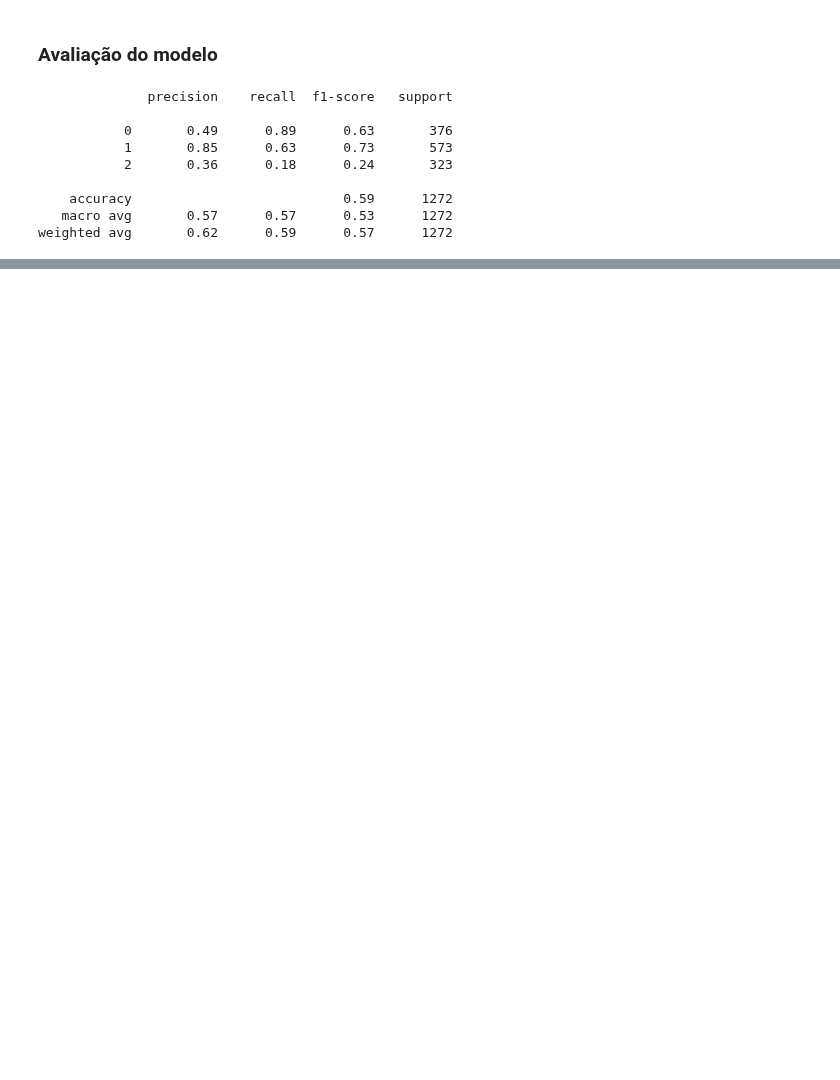
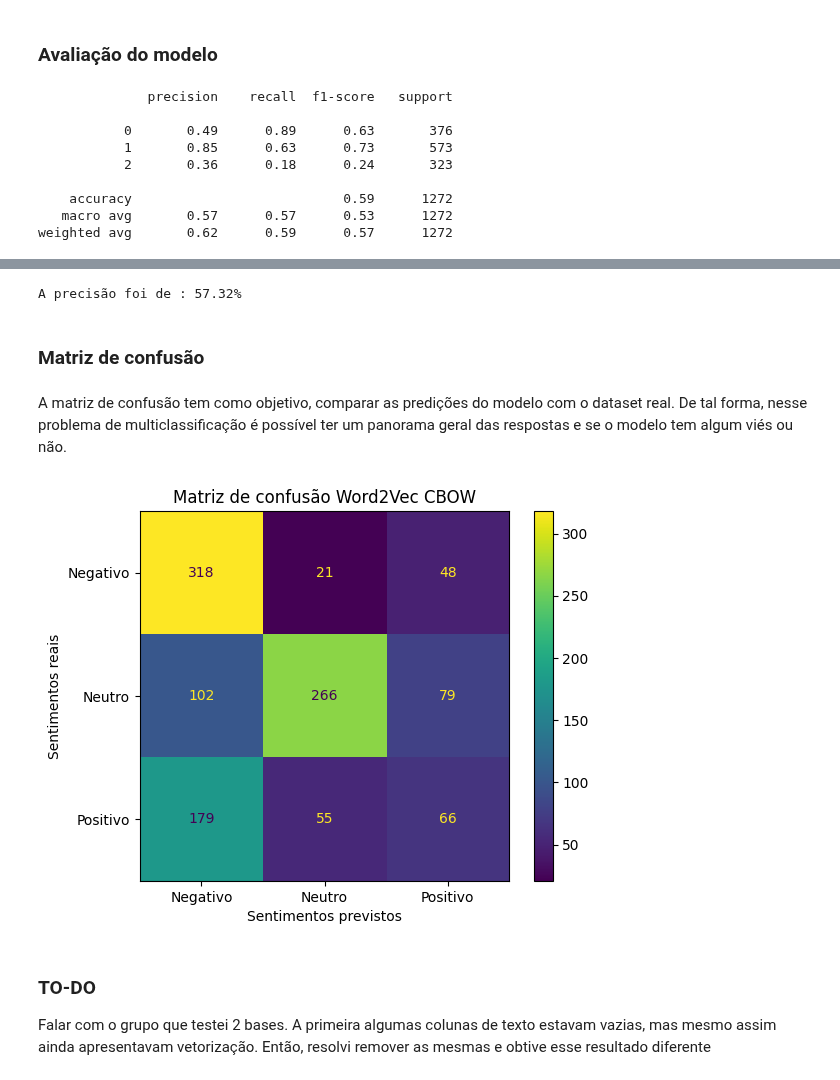
Before and after one commit to 2023M6T4-Inteli/Projeto4, a Jupyter notebook: src/naive bayes - word2vec.ipynb, the cells around one changed output, grey strips where cells are left out. Drawn from its saved outputs; the diff is of its cells as text; code cells hidden in the pictures; blank space fills up the shorter version.

```diff
--- a/src/naive bayes - word2vec.ipynb
+++ b/src/naive bayes - word2vec.ipynb
@@ -173,0 +188,5 @@ weighted avg       0.61      0.58      0.57      1272
+# %%
+target_cbow = df_cbow_NaN['sentimento']
+# %%
+features_cbow = df_cbow_NaN.iloc[:,0:50]
+features_cbow
@@ -173,0 +208,2 @@ weighted avg       0.61      0.58      0.57      1272
+# %%
+X_train, X_test, y_train, y_test = train_test_split(features_cbow, target_cbow, test_size=0.2, random_state=42)
@@ -173,0 +234,28 @@ weighted avg       0.61      0.58      0.57      1272
+# %%
+acc_score = accuracy_score(y_test, Y_pred)
+format_output = "{:.2%}".format(acc_score)
+print("A precisão foi de :",format_output)
+# %% [output]
+A precisão foi de : 57.32%
+# %% [markdown]
+### Matriz de confusão
+# %% [markdown]
+A matriz de confusão tem como objetivo, comparar as predições do modelo com o dataset real. De tal forma, nesse problema de multiclassificação é possível ter um panorama geral das respostas e se o modelo tem algum viés ou não.
+# %%
+# Criando uma matriz de confusão
+confusion_matrix_cbow = metrics.confusion_matrix(y_test, Y_pred)
+# %%
+# Criando a matriz e definindo nomes para colunas
+cm_cbow = ConfusionMatrixDisplay(confusion_matrix_cbow, display_labels=['Negativo', 'Neutro', 'Positivo'])
+cm_cbow.plot()
+cm_cbow.ax_.set(
+                title='Matriz de confusão Word2Vec CBOW',
+                xlabel='Sentimentos previstos',
+                ylabel='Sentimentos reais')
+plt.show()
+# %% [output]
+[figure, added]
+# %% [markdown]
+### TO-DO
+Falar com o grupo que testei 2 bases.
+A primeira algumas colunas de texto estavam vazias, mas mesmo assim ainda apresentavam vetorização. Então, resolvi remover as mesmas e obtive esse resultado diferente
```
Also changed, not shown: parts of 44 cells of this notebook, 3 other files.
